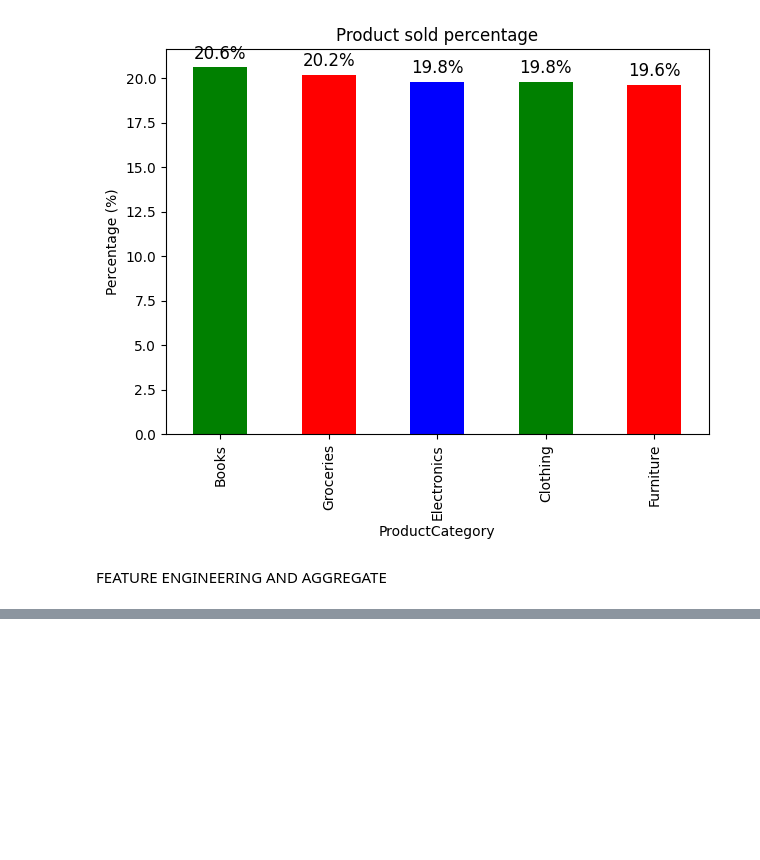
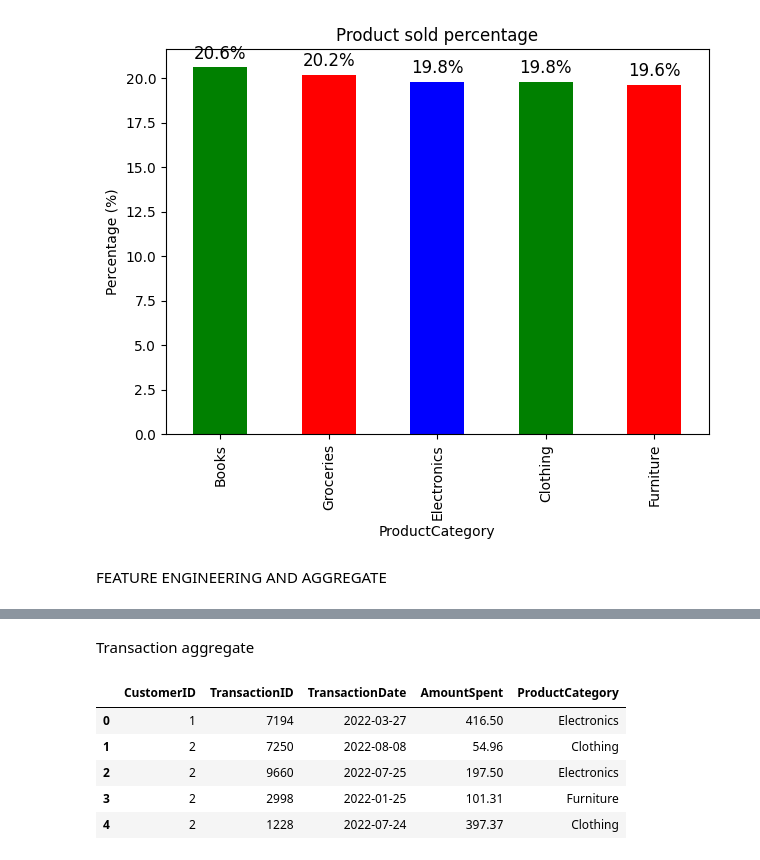
Before and after one commit to cjordan239/Loydbank_ds, a Jupyter notebook: task1.ipynb, the cells around one changed output, grey strips where cells are left out. Saved outputs shown, nothing was run; the diff lists cells and outputs as text; code cells hidden in the pictures; blank space fills up the shorter version.

Commit message:
adding feature engineering and aggregate

```diff
--- a/task1.ipynb
+++ b/task1.ipynb
@@ -174,0 +220,11 @@ FEATURE ENGINEERING AND AGGREGATE
+# %% [markdown]
+Transaction aggregate
+# %%
+transaction_df.head()
+# %% [output]
+|  | CustomerID | TransactionID | TransactionDate | AmountSpent | ProductCategory |
+| 0 | 1 | 7194 | 2022-03-27 | 416.50 | Electronics |
+| 1 | 2 | 7250 | 2022-08-08 | 54.96 | Clothing |
+| 2 | 2 | 9660 | 2022-07-25 | 197.50 | Electronics |
+| 3 | 2 | 2998 | 2022-01-25 | 101.31 | Furniture |
+| 4 | 2 | 1228 | 2022-07-24 | 397.37 | Clothing |
```
Also changed, not shown: parts of 5 cells of this notebook.
